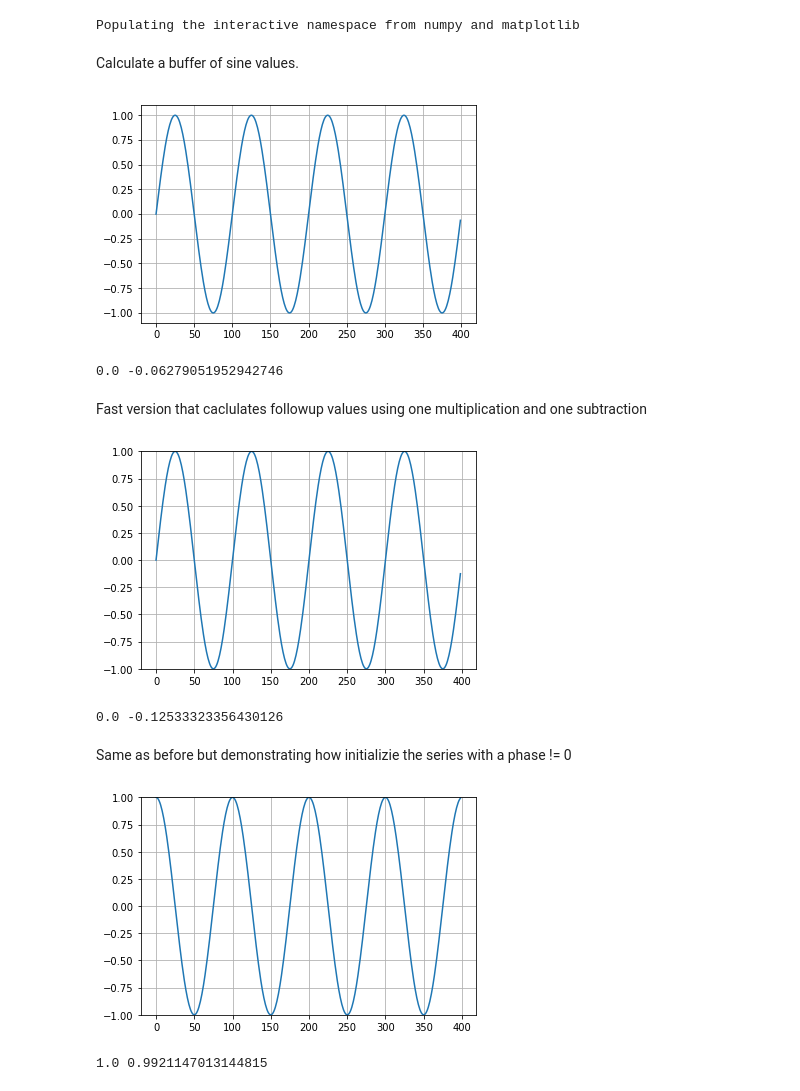
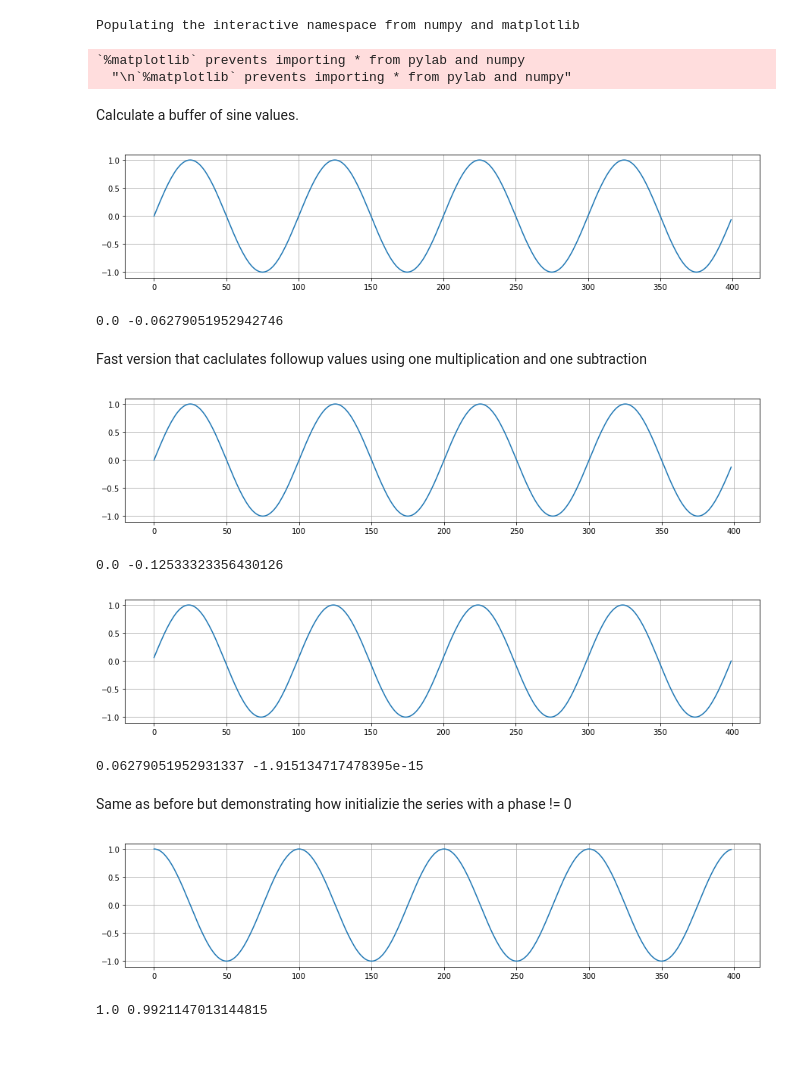
Before and after one commit to Buzztrax/design, a Jupyter notebook: dsp/Fast Sine Series.ipynb, the cells around one changed output. Cells and saved outputs as stored; diff of their text form; code cells hidden in the pictures; blank space fills up the shorter version.

```diff
--- a/dsp/Fast Sine Series.ipynb
+++ b/dsp/Fast Sine Series.ipynb
@@ -1,7 +1,10 @@
 # %%
 %pylab inline
+pylab.rcParams['figure.figsize'] = (15, 3)
 # %% [output]
 Populating the interactive namespace from numpy and matplotlib
+`%matplotlib` prevents importing * from pylab and numpy
+  "\n`%matplotlib` prevents importing * from pylab and numpy"
 # %%
 angle = 2 * pi / 100;
 l = 400
@@ -19,30 +22,49 @@ grid(True)
 show()
 print(v[0], v[-1])
 # %% [output]
-[figure, old version]
+[figure, new version]
 0.0 -0.06279051952942746
 # %% [markdown]
 Fast version that caclulates followup values using one multiplication and one subtraction
 # %%
 si0 = sin(-angle)
 si1 = 0.0
 fc = 2.0 * cos(angle)
 v = []
 v.append(si1)
 for i in range(l//2 - 1):
     si0 = fc * si1 - si0
     v.append(si0)
     si1 = fc * si0 - si1
     v.append(si1)
 
 plot(v)
 grid(True)
-ylim([-1.,1.])
 show()
 print(v[0], v[-1])
 # %% [output]
-[figure, old version]
+[figure, new version]
 0.0 -0.12533323356430126
+# %%
+sk = 0.0
+ck = 1.0
+s1 = sin(angle)
+c1 = cos(angle)
+v = []
+for i in range(l):
+    skk = c1 * sk + s1 * ck
+    ckk = c1 * ck - s1 * sk
+    sk = skk
+    ck = ckk
+    v.append(sk)
+
+plot(v)
+grid(True)
+show()
+print(v[0], v[-1])
+# %% [output]
+[figure, added]
+0.06279051952931337 -1.915134717478395e-15
 # %% [markdown]
 Same as before but demonstrating how initializie the series with a phase != 0
 # %%
@@ -60,9 +82,8 @@ for i in range(l//2 - 1):
 
 plot(v)
 grid(True)
-ylim([-1.,1.])
 show()
 print(v[0], v[-1])
 # %% [output]
-[figure, old version]
+[figure, new version]
 1.0 0.9921147013144815
```
Also changed, not shown: 2 other files.
